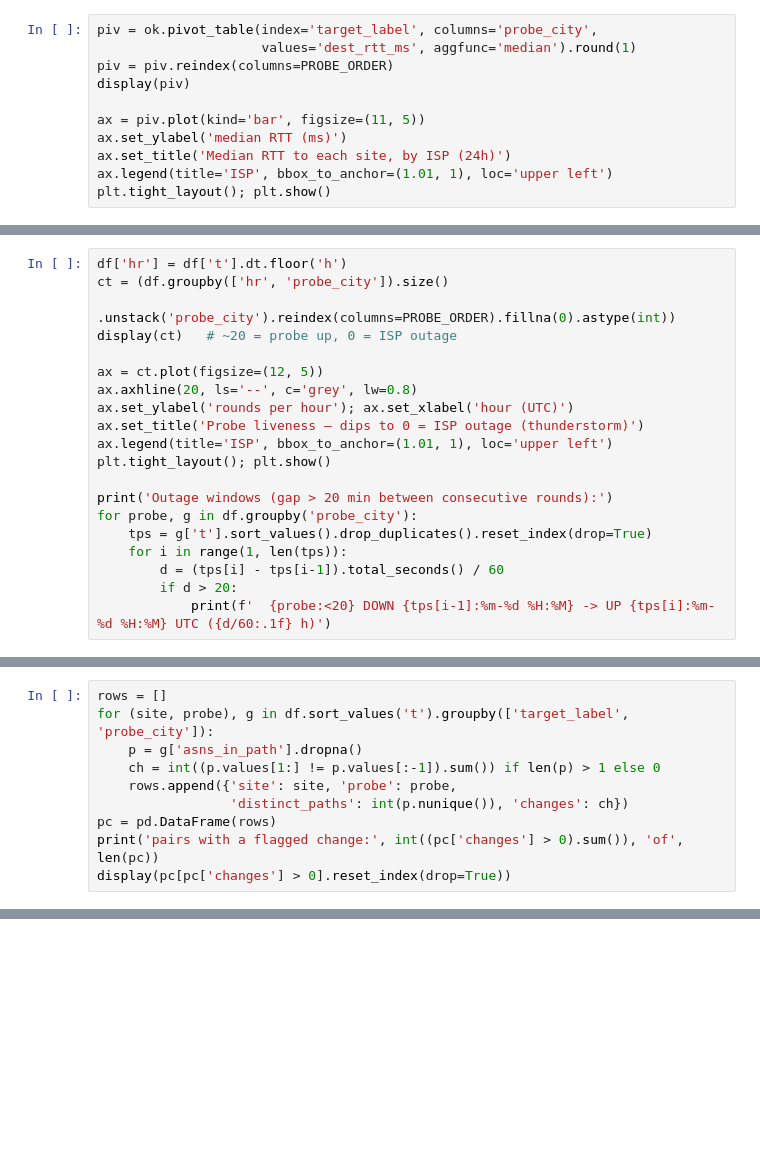
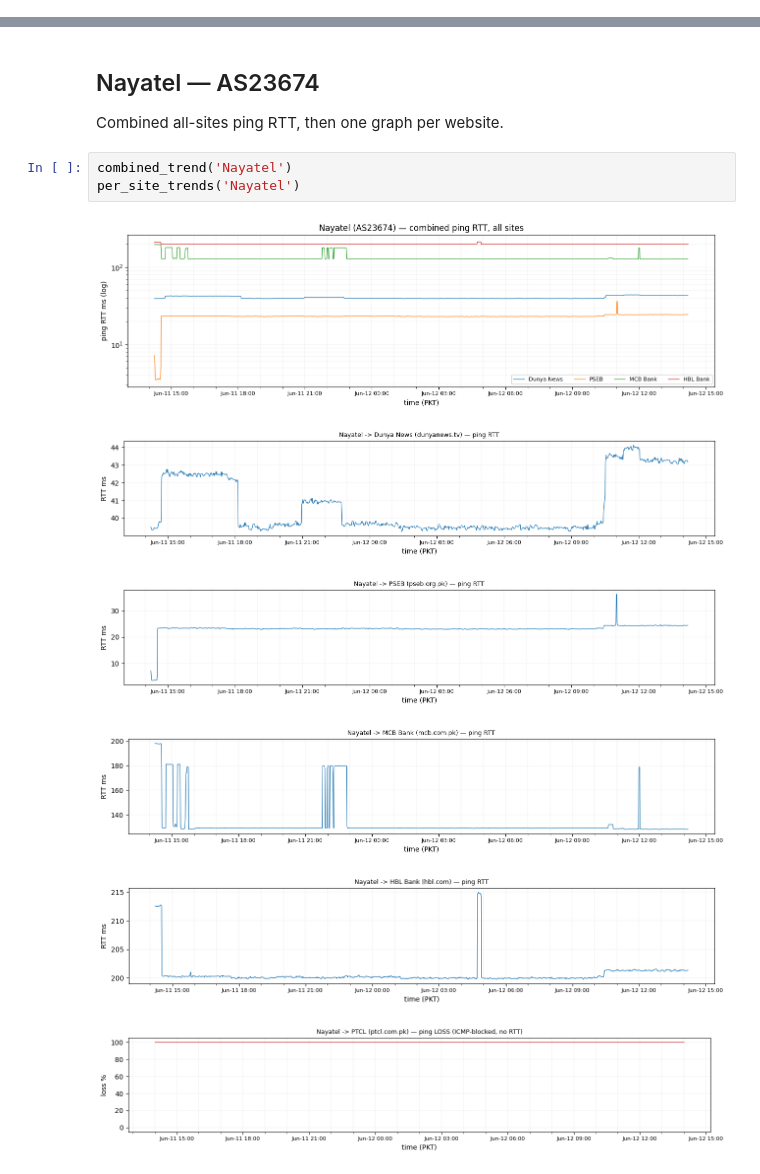
Before and after one commit to msaqib/pkinternet, a Jupyter notebook: findings/03_longitudinal_routing.ipynb, the cells around one changed output, grey strips where cells are left out. Saved outputs shown, nothing was run; the diff lists cells and outputs as text; blank space fills up the shorter version.

```diff
--- a/findings/03_longitudinal_routing.ipynb
+++ b/findings/03_longitudinal_routing.ipynb
@@ -36,11 +35,0 @@ Note the huge ISP gap on the *local* sites vs the ISP-agnostic offshore banks.
-# %%
-piv = ok.pivot_table(index='target_label', columns='probe_city',
-                     values='dest_rtt_ms', aggfunc='median').round(1)
-piv = piv.reindex(columns=PROBE_ORDER)
-display(piv)
-
-ax = piv.plot(kind='bar', figsize=(11, 5))
-ax.set_ylabel('median RTT (ms)')
-ax.set_title('Median RTT to each site, by ISP (24h)')
-ax.legend(title='ISP', bbox_to_anchor=(1.01, 1), loc='upper left')
-plt.tight_layout(); plt.show()
@@ -89,20 +35,0 @@ four stayed continuous.
-# %%
-df['hr'] = df['t'].dt.floor('h')
-ct = (df.groupby(['hr', 'probe_city']).size()
-        .unstack('probe_city').reindex(columns=PROBE_ORDER).fillna(0).astype(int))
-display(ct)   # ~20 = probe up, 0 = ISP outage
-
-ax = ct.plot(figsize=(12, 5))
-ax.axhline(20, ls='--', c='grey', lw=0.8)
-ax.set_ylabel('rounds per hour'); ax.set_xlabel('hour (UTC)')
-ax.set_title('Probe liveness — dips to 0 = ISP outage (thunderstorm)')
-ax.legend(title='ISP', bbox_to_anchor=(1.01, 1), loc='upper left')
-plt.tight_layout(); plt.show()
-
-print('Outage windows (gap > 20 min between consecutive rounds):')
-for probe, g in df.groupby('probe_city'):
-    tps = g['t'].sort_values().drop_duplicates().reset_index(drop=True)
-    for i in range(1, len(tps)):
-        d = (tps[i] - tps[i-1]).total_seconds() / 60
-        if d > 20:
-            print(f'  {probe:<20} DOWN {tps[i-1]:%m-%d %H:%M} -> UP {tps[i]:%m-%d %H:%M} UTC ({d/60:.1f} h)')
@@ -133,10 +35,0 @@ and because we use Paris traceroute, a stable string means a genuinely stable ro
-# %%
-rows = []
-for (site, probe), g in df.sort_values('t').groupby(['target_label', 'probe_city']):
-    p = g['asns_in_path'].dropna()
-    ch = int((p.values[1:] != p.values[:-1]).sum()) if len(p) > 1 else 0
-    rows.append({'site': site, 'probe': probe,
-                 'distinct_paths': int(p.nunique()), 'changes': ch})
-pc = pd.DataFrame(rows)
-print('pairs with a flagged change:', int((pc['changes'] > 0).sum()), 'of', len(pc))
-display(pc[pc['changes'] > 0].reset_index(drop=True))
@@ -142,0 +97,14 @@ display(pc[pc['changes'] > 0].reset_index(drop=True))
+# %% [markdown]
+## Nayatel — AS23674
+
+Combined all-sites ping RTT, then one graph per website.
+# %%
+combined_trend('Nayatel')
+per_site_trends('Nayatel')
+# %% [output]
+[figure, added]
+[figure, added]
+[figure, added]
+[figure, added]
+[figure, added]
+[figure, added]
```
Also changed, not shown: parts of 26 cells of this notebook, 3 other files.
